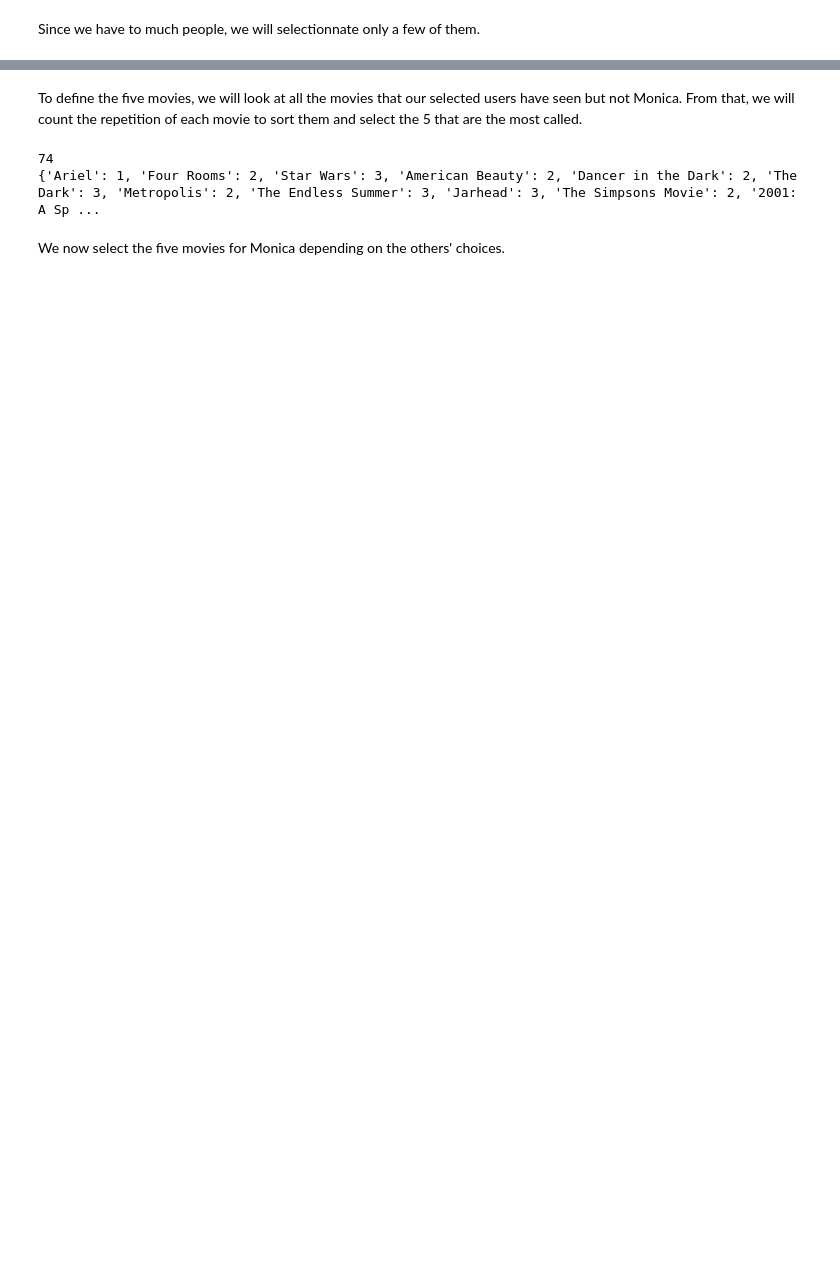
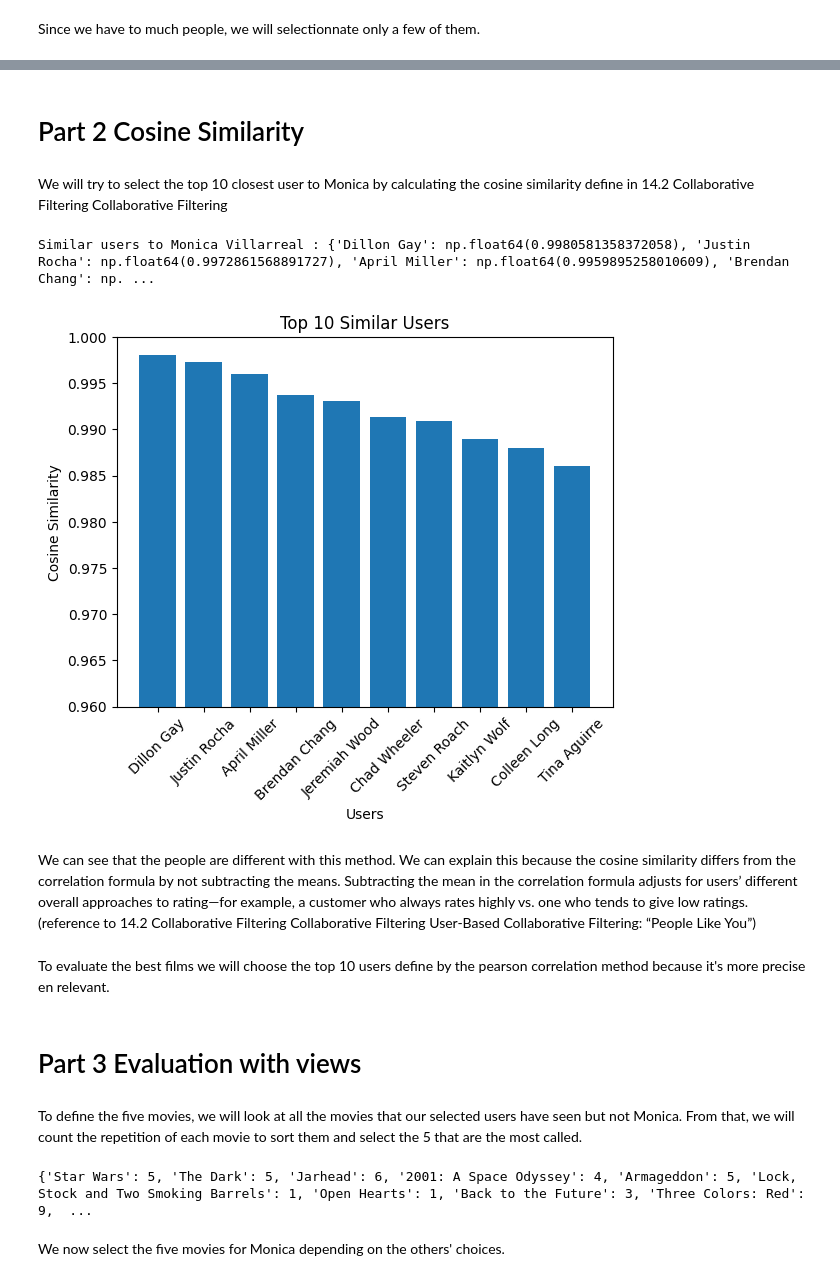
Before and after one commit to emmarcrg/Netmovies_users, a Jupyter notebook: user_recommandations.ipynb, the cells around one changed output, grey strips where cells are left out. Cells and saved outputs as stored; diff of their text form; code cells hidden in the pictures; blank space fills up the shorter version.

```diff
--- a/user_recommandations.ipynb
+++ b/user_recommandations.ipynb
@@ -99,14 +116,80 @@ print(users_selected)
+# %% [markdown]
+# Part 2 Cosine Similarity
+# %% [markdown]
+We will try to select the top 10 closest user to Monica by calculating the cosine similarity define in 14.2 Collaborative Filtering Collaborative Filtering
+# %%
+data_cosine = pd.read_csv("Netmovies_ratings_db.csv")
+
+user_item_matrix = data_cosine.pivot_table(
+    index="userName",
+    columns="title",
+    values="rating"
+)
+
+
+def get_similar_users(target_user,n=5):
+    if target_user not in user_item_matrix.index:
+        return f"User '{target_user}' not found."
+
+    similarities = {}
+    for other_user in user_item_matrix.index:
+        if other_user == target_user:
+            continue
+
+        common_movies = user_item_matrix.loc[target_user].dropna().index.intersection(
+                        user_item_matrix.loc[other_user].dropna().index)
+
+        if len(common_movies) <4:
+            continue
+
+        v1 = user_item_matrix.loc[target_user, common_movies].to_numpy()
+        v2 = user_item_matrix.loc[other_user, common_movies].to_numpy()
+
+        numerator = np.sum(v1 * v2)
+        denominator = np.sqrt(np.sum(v1**2)) * np.sqrt(np.sum(v2**2))
+
+        if denominator == 0:
+            sim = np.nan
+        else:
+            sim = numerator / denominator
+
+        similarities[other_user] = sim
+
+
+    similar_users = sorted(similarities, key=similarities.get,reverse=True)[:n]
+    return {u: similarities[u] for u in similar_users}
+
+
+similar_users = get_similar_users("Monica Villarreal",n=10)
+
+print("Similar users to", "Monica Villarreal", ":", similar_users)
+
+plt.bar(similar_users.keys(), similar_users.values(),)
+plt.xlabel('Users')
+plt.ylabel('Cosine Similarity')
+plt.title('Top 10 Similar Users')
+plt.xticks(rotation=75)
+plt.ylim(0.96, 1)
+plt.show()
+# %% [output]
+Similar users to Monica Villarreal : {'Dillon Gay': np.float64(0.9980581358372058), 'Justin Rocha': np.float64(0.9972861568891727), 'April Miller': np.float64(0.9959895258010609), 'Brendan Chang': np. ...
+[figure, added]
+# %% [markdown]
+We can see that the people are different with this method. We can explain this because the cosine similarity differs from
+the correlation formula by not subtracting the means. Subtracting the mean in the correlation formula adjusts for users’ different overall approaches to rating—for example, a customer who always rates highly vs. one who tends to give low ratings. (reference to 14.2 Collaborative Filtering Collaborative Filtering User-Based Collaborative Filtering: “People Like You”)
+# %% [markdown]
+To evaluate the best films we will choose the top 10 users define by the pearson correlation method because it's more precise en relevant.
+# %% [markdown]
+# Part 3 Evaluation with views
 # %% [markdown]
 To define the five movies, we will look at all the movies that our selected users have seen but not Monica. From that, we will count the repetition of each movie to sort them and select the 5 that are the most called.
 # %%
 movie_recommendations = {}
-
 for user in users_selected:
-    # We get the movies rated by the user
-    movie_data = get_user_data(user)
-
+    #we get the movies rated by the user
+    movie_data = get_user_data(user[0])
     for movie in movie_data['title'].unique():
-        # We choose only the movies that Monica didn't see
+        #we choose only the movies that Monica didn't see
         if movie not in monica['title'].values :
             if movie not in movie_recommendations:
                 movie_recommendations[movie] = 1
@@ -115,8 +198,7 @@ for user in users_selected:
 
 print(movie_recommendations)
 # %% [output]
-74
-{'Ariel': 1, 'Four Rooms': 2, 'Star Wars': 3, 'American Beauty': 2, 'Dancer in the Dark': 2, 'The Dark': 3, 'Metropolis': 2, 'The Endless Summer': 3, 'Jarhead': 3, 'The Simpsons Movie': 2, '2001: A Sp ...
+{'Star Wars': 5, 'The Dark': 5, 'Jarhead': 6, '2001: A Space Odyssey': 4, 'Armageddon': 5, 'Lock, Stock and Two Smoking Barrels': 1, 'Open Hearts': 1, 'Back to the Future': 3, 'Three Colors: Red': 9,  ...
 # %% [markdown]
 We now select the five movies for Monica depending on the others' choices.
 # %%
```
Also changed, not shown: parts of 12 cells of this notebook.
